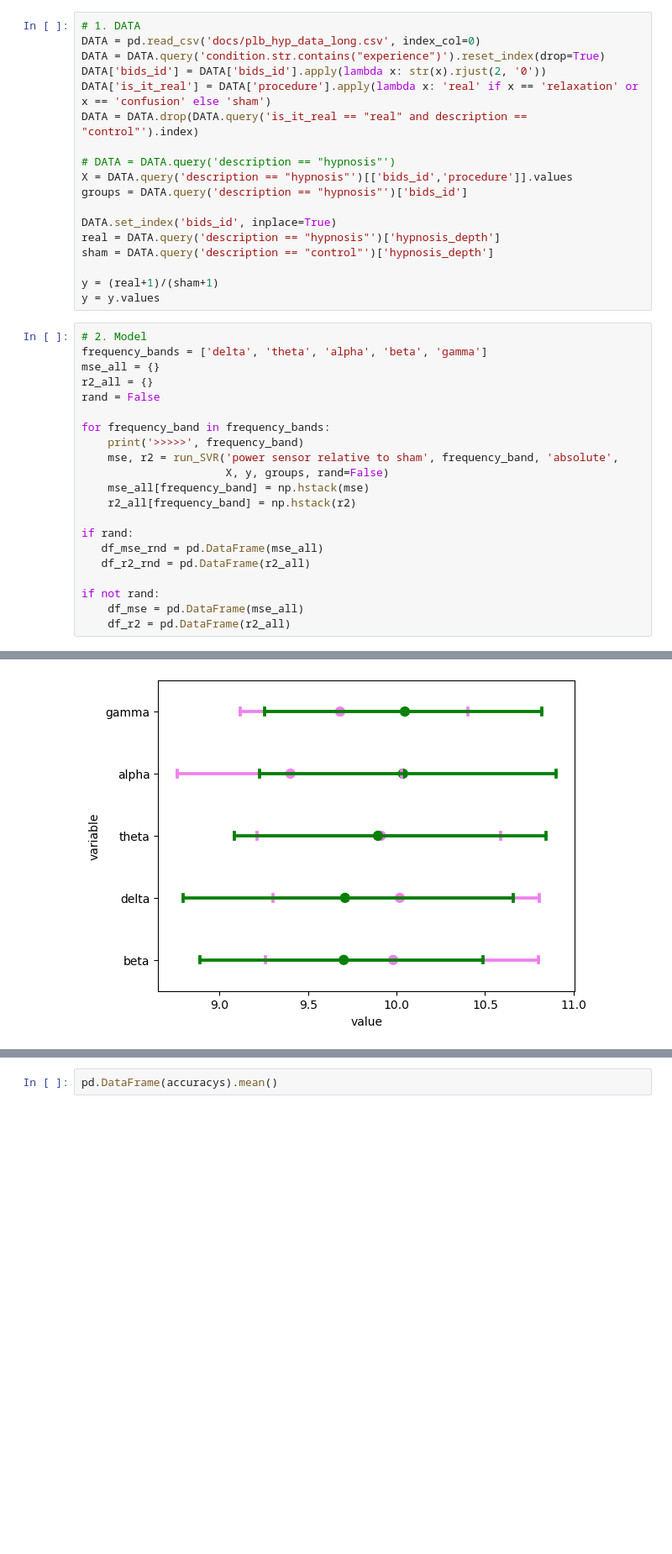
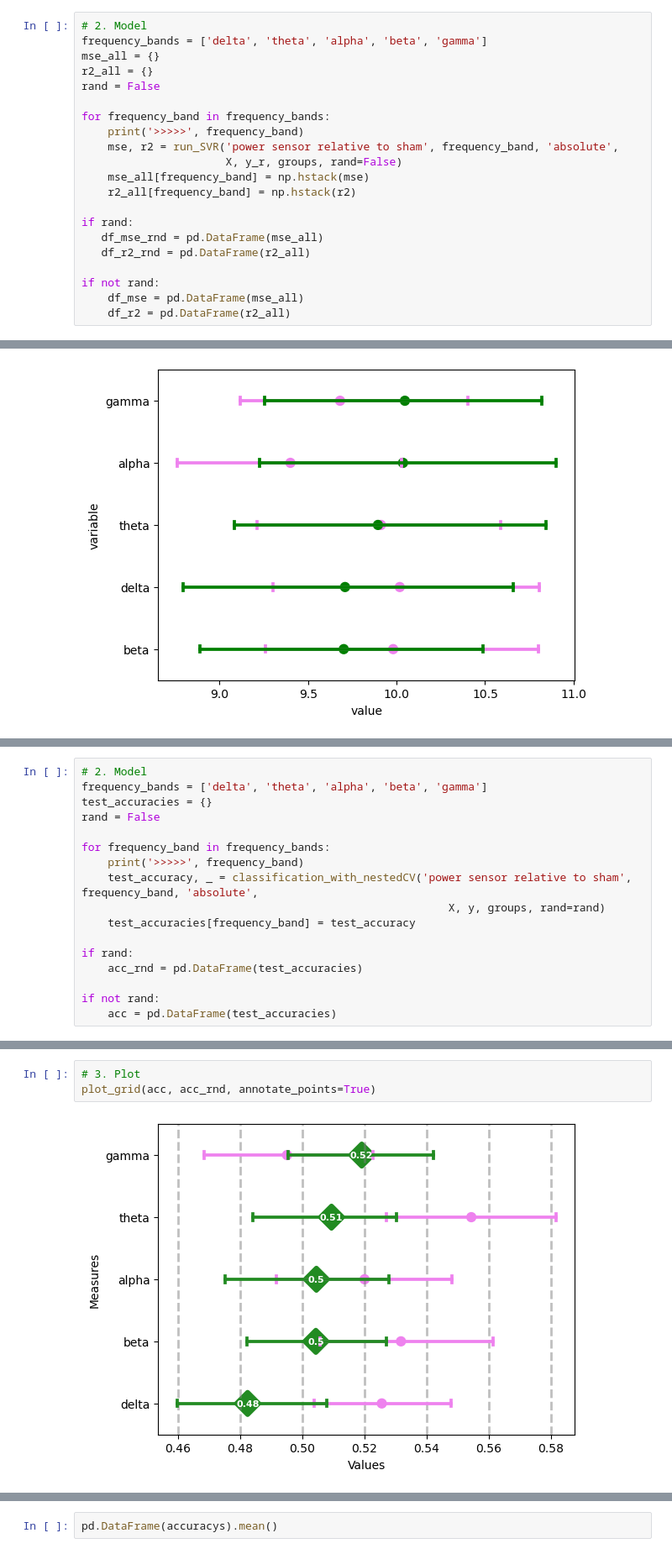
Before and after one commit to Yeganehfrh/SugNet, a Jupyter notebook: notebooks/archived/Respons to Reviewers.ipynb, the cells around one changed output, grey strips where cells are left out. Shown at 84% size. Drawn from its saved outputs; the diff is of its cells as text; blank space fills up the shorter version.

Commit message:
condition classification

```diff
--- a/notebooks/archived/Respons to Reviewers.ipynb
+++ b/notebooks/archived/Respons to Reviewers.ipynb
@@ -613,22 +637,4 @@ for i in range(n_iter):
 in this analysis, we use relative powers (relative to control conditions) as the input features and the relative hypnosis depth as the target variable. We use support vector regression as the model.
-# %%
-# 1. DATA
-DATA = pd.read_csv('docs/plb_hyp_data_long.csv', index_col=0)
-DATA = DATA.query('condition.str.contains("experience")').reset_index(drop=True)
-DATA['bids_id'] = DATA['bids_id'].apply(lambda x: str(x).rjust(2, '0'))
-DATA['is_it_real'] = DATA['procedure'].apply(lambda x: 'real' if x == 'relaxation' or x == 'confusion' else 'sham')
-DATA = DATA.drop(DATA.query('is_it_real == "real" and description == "control"').index)
-
-# DATA = DATA.query('description == "hypnosis"')
-X = DATA.query('description == "hypnosis"')[['bids_id','procedure']].values
-groups = DATA.query('description == "hypnosis"')['bids_id']
-
-DATA.set_index('bids_id', inplace=True)
-real = DATA.query('description == "hypnosis"')['hypnosis_depth']
-sham = DATA.query('description == "control"')['hypnosis_depth']
-
-y = (real+1)/(sham+1)
-y = y.values
 # %%
 # 2. Model
 frequency_bands = ['delta', 'theta', 'alpha', 'beta', 'gamma']
@@ -639,7 +645,7 @@ rand = False
 for frequency_band in frequency_bands:
     print('>>>>>', frequency_band)
     mse, r2 = run_SVR('power sensor relative to sham', frequency_band, 'absolute',
-                      X, y, groups, rand=False)
+                      X, y_r, groups, rand=False)
     mse_all[frequency_band] = np.hstack(mse)
     r2_all[frequency_band] = np.hstack(r2)
 
@@ -667,0 +672,17 @@ plot_grid(df_mse, df_mse_rnd)
+# %%
+# 2. Model
+frequency_bands = ['delta', 'theta', 'alpha', 'beta', 'gamma']
+test_accuracies = {}
+rand = False
+
+for frequency_band in frequency_bands:
+    print('>>>>>', frequency_band)
+    test_accuracy, _ = classification_with_nestedCV('power sensor relative to sham', frequency_band, 'absolute',
+                                                        X, y, groups, rand=rand)
+    test_accuracies[frequency_band] = test_accuracy
+
+if rand:
+    acc_rnd = pd.DataFrame(test_accuracies)
+
+if not rand:
+    acc = pd.DataFrame(test_accuracies)
@@ -668 +696,6 @@ plot_grid(df_mse, df_mse_rnd)
+# %%
+# 3. Plot
+plot_grid(acc, acc_rnd, annotate_points=True)
+# %% [output]
+[figure, added]
 # %% [markdown]
```
Also changed, not shown: parts of 13 cells of this notebook.
